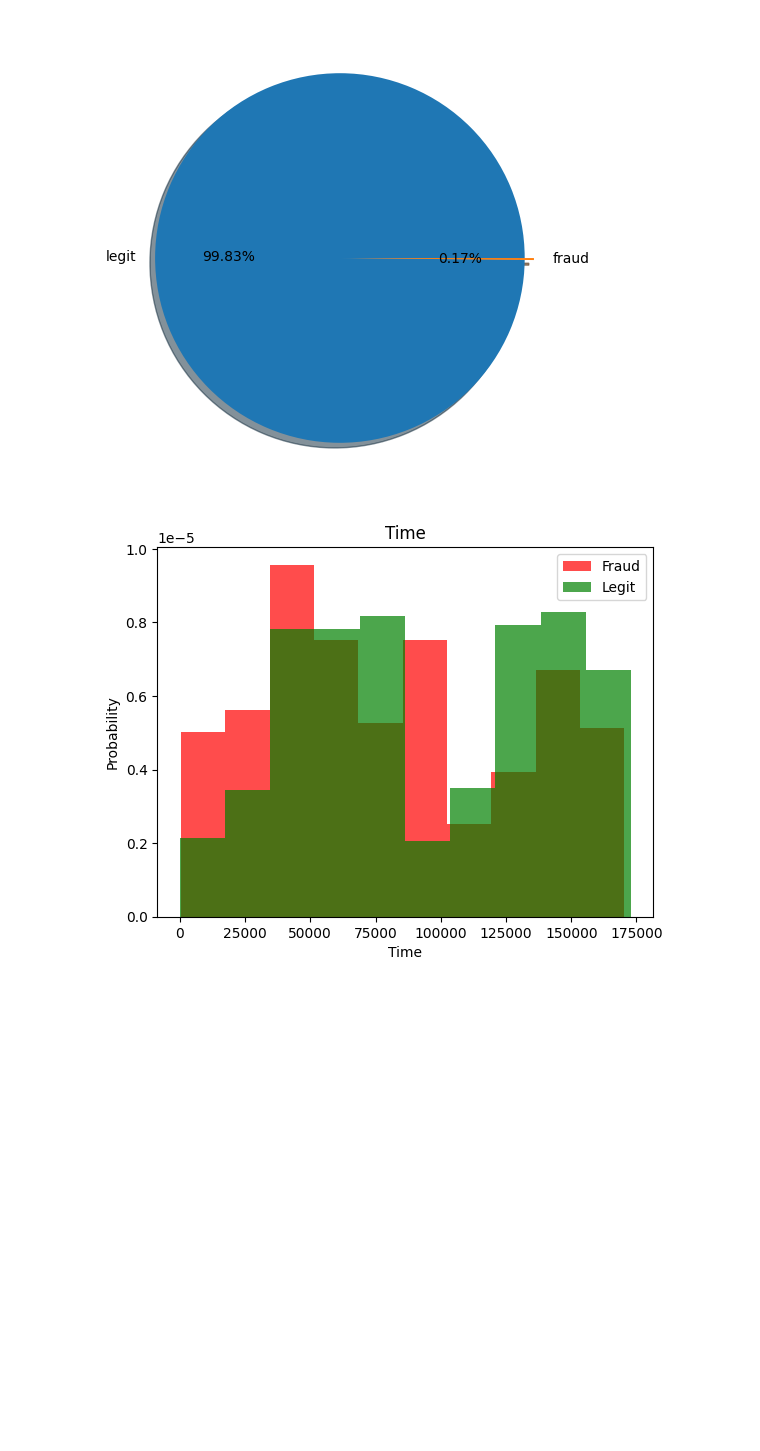
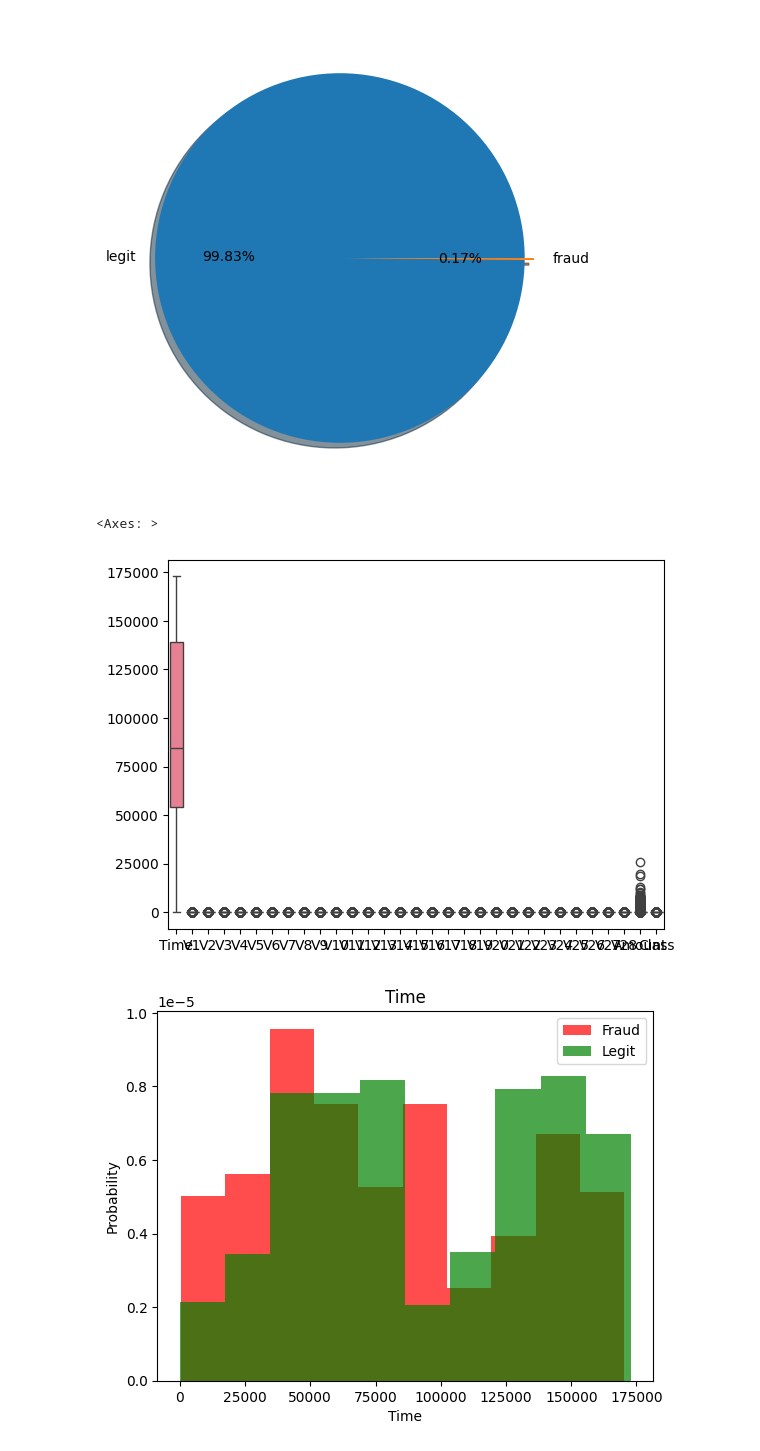
Before and after one commit to Vasil321/Credit_Card_Fraud_Detection, a Jupyter notebook: data_preproccesing.ipynb, the cells around one changed output. Saved outputs shown, nothing was run; the diff lists cells and outputs as text; code cells hidden in the pictures; blank space fills up the shorter version.

```diff
--- a/data_preproccesing.ipynb
+++ b/data_preproccesing.ipynb
@@ -117,6 +119,11 @@ ax.pie(df['Class'].value_counts(), labels = ['legit', 'fraud'],
 plt.show()
 # %% [output]
 [figure]
+# %%
+sns.boxplot(df)
+# %% [output]
+<Axes: >
+[figure, added]
 # %%
 for label in df.columns[:-1]:
     plt.hist(df[df['Class'] == 1][label], color = 'red', label = "Fraud", alpha = 0.7, density = True)
```
Also changed, not shown: parts of 5 cells of this notebook, 1 other file.
